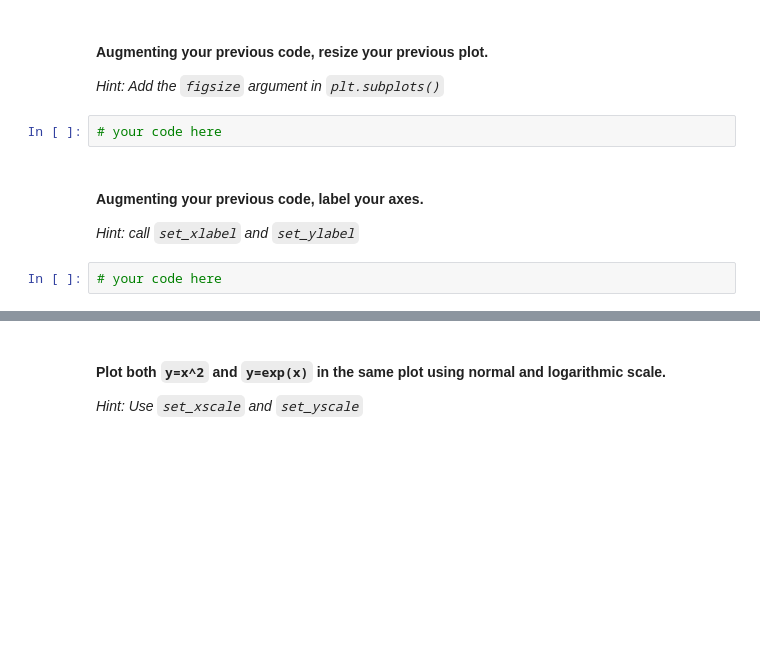
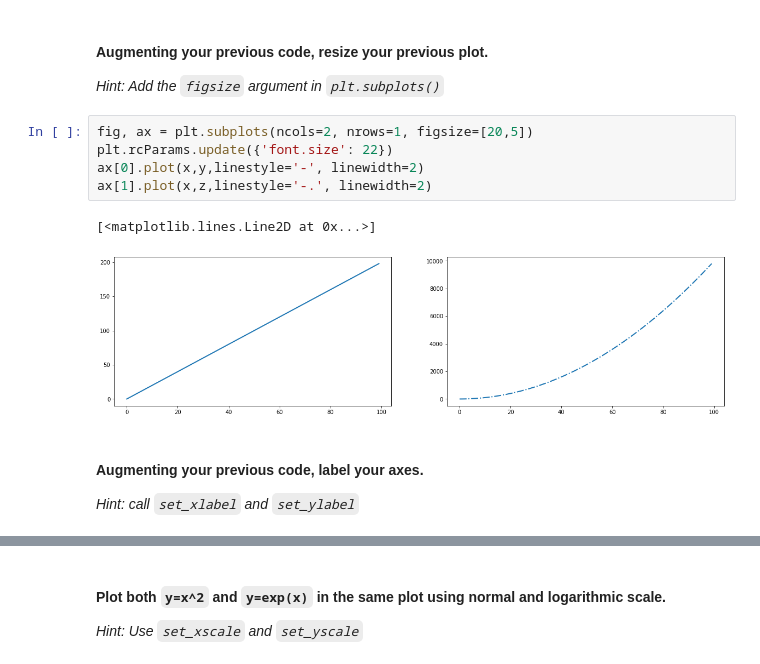
Before and after one commit to ironhack-datalabs/datamad0320, a Jupyter notebook: module-2/lab-matplotlib-seaborn/your-code/challenge-1.ipynb, the cells around one changed output, grey strips where cells are left out. Saved outputs shown, nothing was run; the diff lists cells and outputs as text; blank space fills up the shorter version.

```diff
--- a/module-2/lab-matplotlib-seaborn/your-code/challenge-1.ipynb
+++ b/module-2/lab-matplotlib-seaborn/your-code/challenge-1.ipynb
@@ -41,11 +50,15 @@ z = x**2
 #### Augmenting your previous code, resize your previous plot.
 
 *Hint: Add the `figsize` argument in `plt.subplots()`*
-# %%
-# your code here
+# %%
+fig, ax = plt.subplots(ncols=2, nrows=1, figsize=[20,5])
+plt.rcParams.update({'font.size': 22})
+ax[0].plot(x,y,linestyle='-', linewidth=2)
+ax[1].plot(x,z,linestyle='-.', linewidth=2)
+# %% [output]
+[<matplotlib.lines.Line2D at 0x...>]
+[figure, added]
 # %% [markdown]
 #### Augmenting your previous code, label your axes.
 
 *Hint: call `set_xlabel` and `set_ylabel`*
-# %%
-# your code here
```
Also changed, not shown: parts of 22 cells of this notebook, 1 other file.
